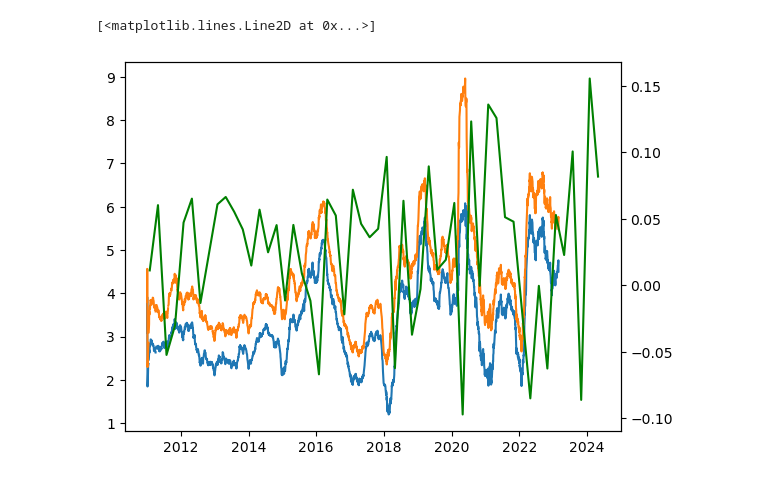
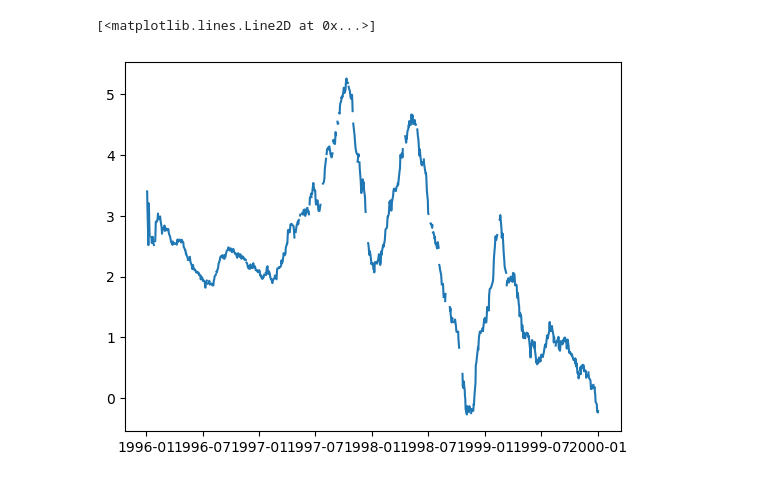
Before and after one commit to Vivaldigno/Bubble-Strat, a Jupyter notebook: Bubbles.ipynb, the cells around one changed output. Drawn from its saved outputs; the diff is of its cells as text; code cells hidden in the pictures.

```diff
--- a/Bubbles.ipynb
+++ b/Bubbles.ipynb
@@ -15,7 +15,7 @@ data.head()
 data['date'] = pd.to_datetime(data['date'])
 data['exdate'] = pd.to_datetime(data['exdate'])
 data = data[data['exdate'].dt.day<27]
-data = data[data['date'].dt.year>2010]
+data = data[data['date'].dt.year<2000]
 # %%
 def naive_strat(data):
     data = data[data['cp_flag']=='C']
@@ -366,4 +385,0 @@ U2
-# %%
-
-bid_seriesL1 = L1.groupby(level=0)['L11'].mean()
-three_month_moving_avgL1 = bid_seriesL1.rolling('90D').mean()
@@ -376,0 +386,5 @@ Int64Index([1996, 1996, 1996, 1996, 1996, 1996, 1996, 1996, 1996, 1996,
+# %%
+
+lower = 0.5*three_month_moving_avgL1+0.5*three_month_moving_avgL2
+higher = 0.5*three_month_moving_avgU1+0.5*three_month_moving_avgU2
+mid = (lower+higher)/2
@@ -377,10 +406,9 @@ Int64Index([1996, 1996, 1996, 1996, 1996, 1996, 1996, 1996, 1996, 1996,
 # %%
 fig, ax = plt.subplots()
-ax.plot(lower)
-ax.plot(0.5*three_month_moving_avgU2+0.5*three_month_moving_avgU1)
-ax2 = ax.twinx()
-ax2.plot(sp500[sp500.index.year>2010].pct_change().resample('3M').agg(lambda x: (x + 1).prod() - 1), color='g')
+ax.plot(mid)
+#ax2 = ax.twinx()
+#ax2.plot(sp500[sp500.index.year>2010].pct_change().rolling('90D').agg(lambda x: (x + 1).prod() - 1), color='g')
 #plt.plot(0.5*three_month_moving_avgU1+0.5*three_month_moving_avgU2)
 # %% [output]
 [<matplotlib.lines.Line2D at 0x...>]
-[figure, old version]
+[figure, new version]
```
Also changed, not shown: parts of 37 cells of this notebook.
